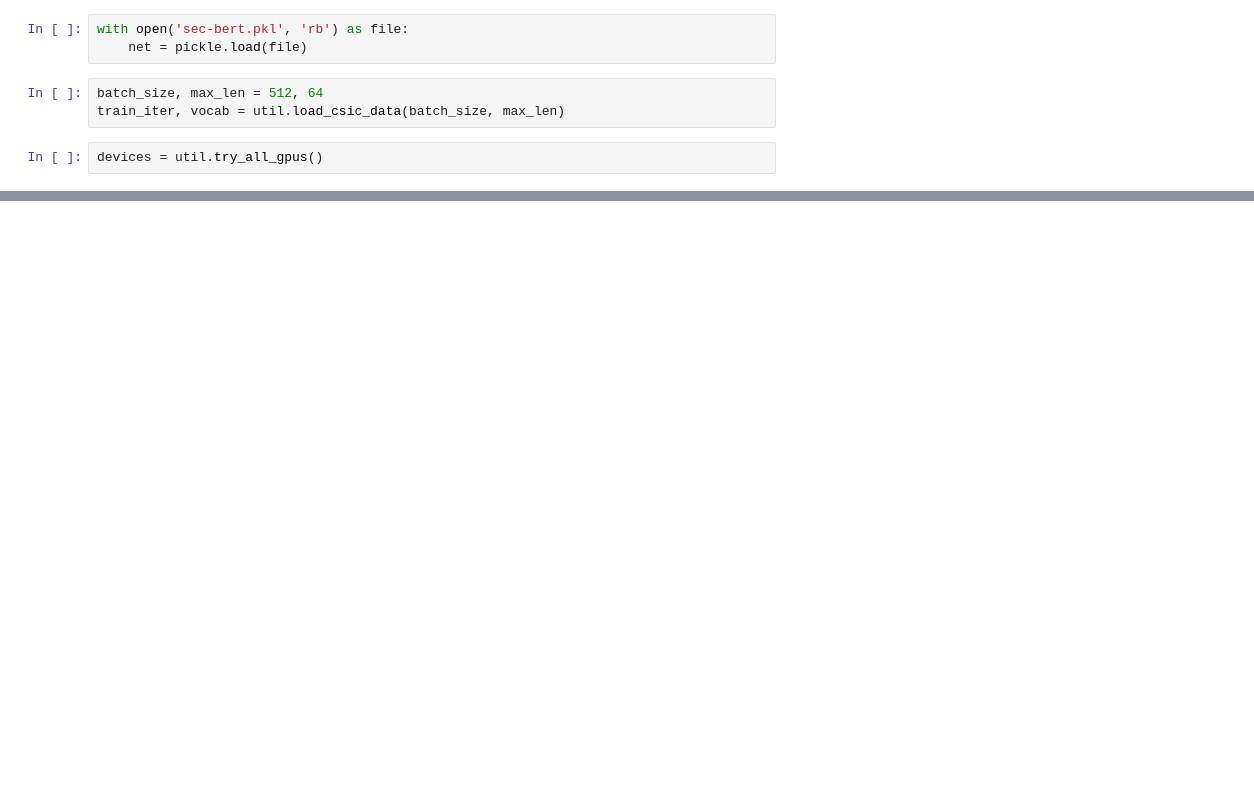
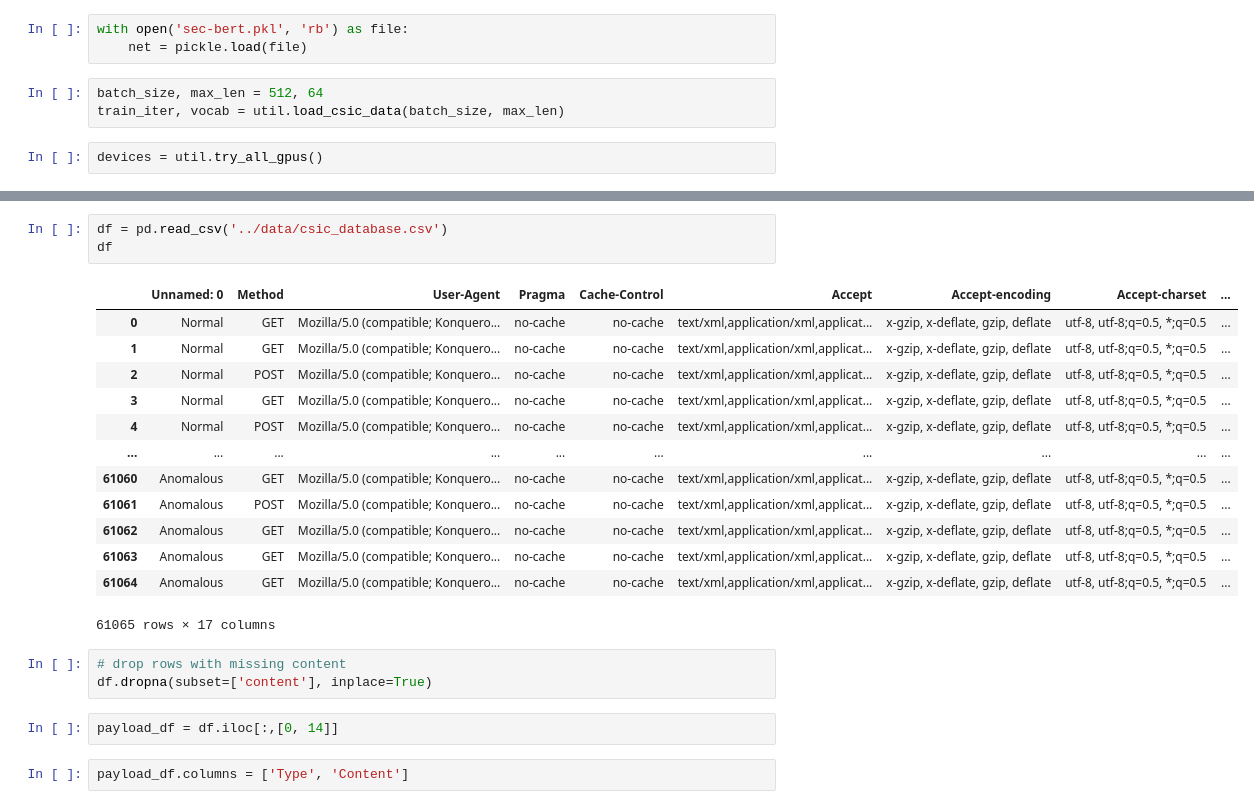
Before and after one commit to b1nch3f/grasp, a Jupyter notebook: notebooks/Sec-BERT/classifier.ipynb, the cells around one changed output, grey strips where cells are left out. Cells and saved outputs as stored; diff of their text form; blank space fills up the shorter version.

```diff
--- a/notebooks/Sec-BERT/classifier.ipynb
+++ b/notebooks/Sec-BERT/classifier.ipynb
@@ -46,0 +138,24 @@ tensor([[[-0.1031,  0.9614, -1.7827,  ..., -1.9561, -1.1995,  0.6418],
+# %%
+df = pd.read_csv('../data/csic_database.csv')
+df
+# %% [output]
+|  | Unnamed: 0 | Method | User-Agent | Pragma | Cache-Control | Accept | Accept-encoding | Accept-charset | ... |
+| 0 | Normal | GET | Mozilla/5.0 (compatible; Konquero... | no-cache | no-cache | text/xml,application/xml,applicat... | x-gzip, x-deflate, gzip, deflate | utf-8, utf-8;q=0.5, *;q=0.5 | ... |
+| 1 | Normal | GET | Mozilla/5.0 (compatible; Konquero... | no-cache | no-cache | text/xml,application/xml,applicat... | x-gzip, x-deflate, gzip, deflate | utf-8, utf-8;q=0.5, *;q=0.5 | ... |
+| 2 | Normal | POST | Mozilla/5.0 (compatible; Konquero... | no-cache | no-cache | text/xml,application/xml,applicat... | x-gzip, x-deflate, gzip, deflate | utf-8, utf-8;q=0.5, *;q=0.5 | ... |
+| 3 | Normal | GET | Mozilla/5.0 (compatible; Konquero... | no-cache | no-cache | text/xml,application/xml,applicat... | x-gzip, x-deflate, gzip, deflate | utf-8, utf-8;q=0.5, *;q=0.5 | ... |
+| 4 | Normal | POST | Mozilla/5.0 (compatible; Konquero... | no-cache | no-cache | text/xml,application/xml,applicat... | x-gzip, x-deflate, gzip, deflate | utf-8, utf-8;q=0.5, *;q=0.5 | ... |
+| ... | ... | ... | ... | ... | ... | ... | ... | ... | ... |
+| 61060 | Anomalous | GET | Mozilla/5.0 (compatible; Konquero... | no-cache | no-cache | text/xml,application/xml,applicat... | x-gzip, x-deflate, gzip, deflate | utf-8, utf-8;q=0.5, *;q=0.5 | ... |
+| 61061 | Anomalous | POST | Mozilla/5.0 (compatible; Konquero... | no-cache | no-cache | text/xml,application/xml,applicat... | x-gzip, x-deflate, gzip, deflate | utf-8, utf-8;q=0.5, *;q=0.5 | ... |
+| 61062 | Anomalous | GET | Mozilla/5.0 (compatible; Konquero... | no-cache | no-cache | text/xml,application/xml,applicat... | x-gzip, x-deflate, gzip, deflate | utf-8, utf-8;q=0.5, *;q=0.5 | ... |
+| 61063 | Anomalous | GET | Mozilla/5.0 (compatible; Konquero... | no-cache | no-cache | text/xml,application/xml,applicat... | x-gzip, x-deflate, gzip, deflate | utf-8, utf-8;q=0.5, *;q=0.5 | ... |
+| 61064 | Anomalous | GET | Mozilla/5.0 (compatible; Konquero... | no-cache | no-cache | text/xml,application/xml,applicat... | x-gzip, x-deflate, gzip, deflate | utf-8, utf-8;q=0.5, *;q=0.5 | ... |
+61065 rows × 17 columns
+# %%
+# drop rows with missing content
+df.dropna(subset=['content'], inplace=True)
+# %%
+payload_df = df.iloc[:,[0, 14]]
+# %%
+payload_df.columns = ['Type', 'Content']
```
Also changed, not shown: parts of 52 cells of this notebook, 2 other files.
